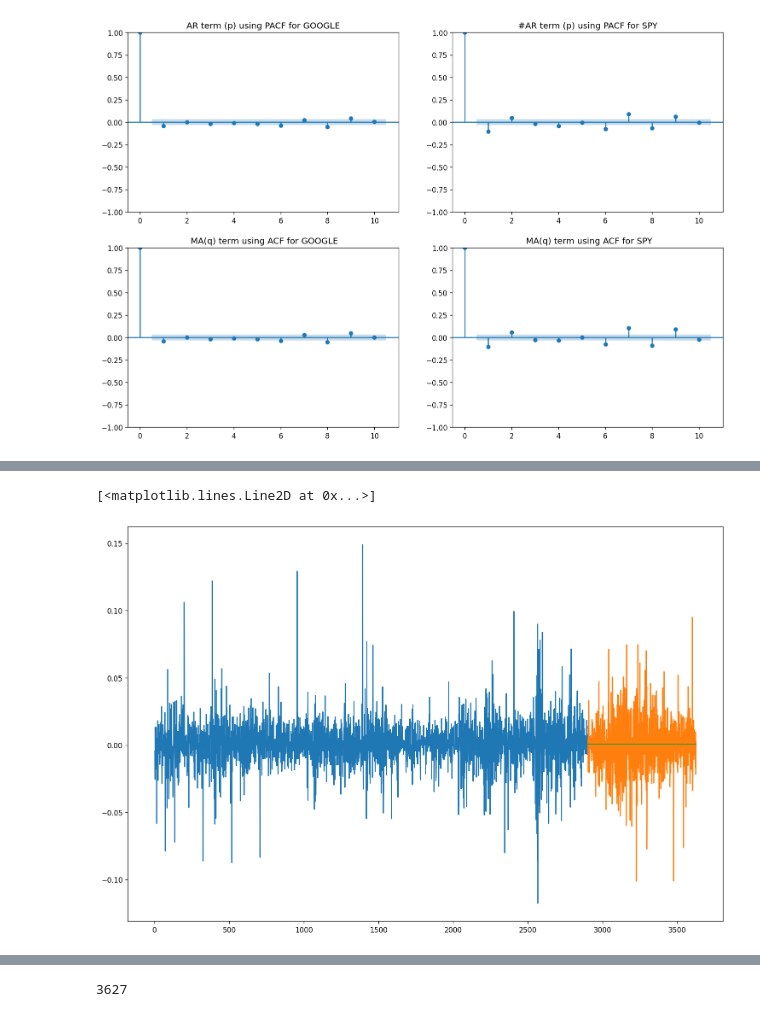
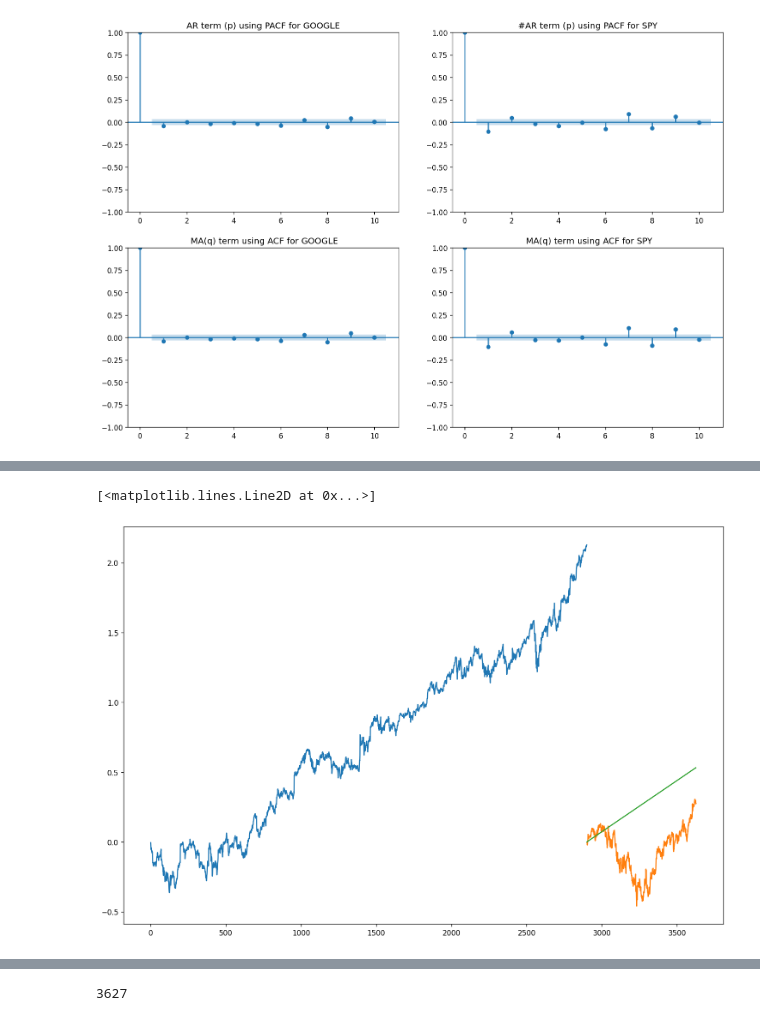
Before and after one commit to SiddharthSomani10101/Time_Series_Prediction_using_ARIMA, a Jupyter notebook: Untitled-1.ipynb, the cells around one changed output, grey strips where cells are left out. Saved outputs shown, nothing was run; the diff lists cells and outputs as text; code cells hidden in the pictures.

```diff
--- a/Untitled-1.ipynb
+++ b/Untitled-1.ipynb
@@ -160,17 +160,17 @@ Warnings:
 # %%
 #Forecasting test data
 
 fc = model_fit.forecast(len(Google_test))
 
 fc_series =    pd.Series(fc, index=Google_test.index)
 
 
-plt.plot(Google_train.Close.apply(lambda x:math.log(x)).diff().dropna(), label='training')
-plt.plot(Google_test.Close.apply(lambda x:math.log(x)).diff().dropna(), label='actual')
-plt.plot(fc_series, label='forecast')
+plt.plot(Google_train.Close.apply(lambda x:math.log(x)).diff().dropna().cumsum(), label='training')
+plt.plot(Google_test.Close.apply(lambda x:math.log(x)).diff().dropna().cumsum(), label='actual')
+plt.plot(fc_series.cumsum(), label='forecast')
 # %% [output]
 [<matplotlib.lines.Line2D at 0x...>]
-[figure, old version]
+[figure, new version]
 # %%
 from statsmodels.tsa.arima.model  import ARIMA
 
```
Also changed, not shown: parts of 11 cells of this notebook.
